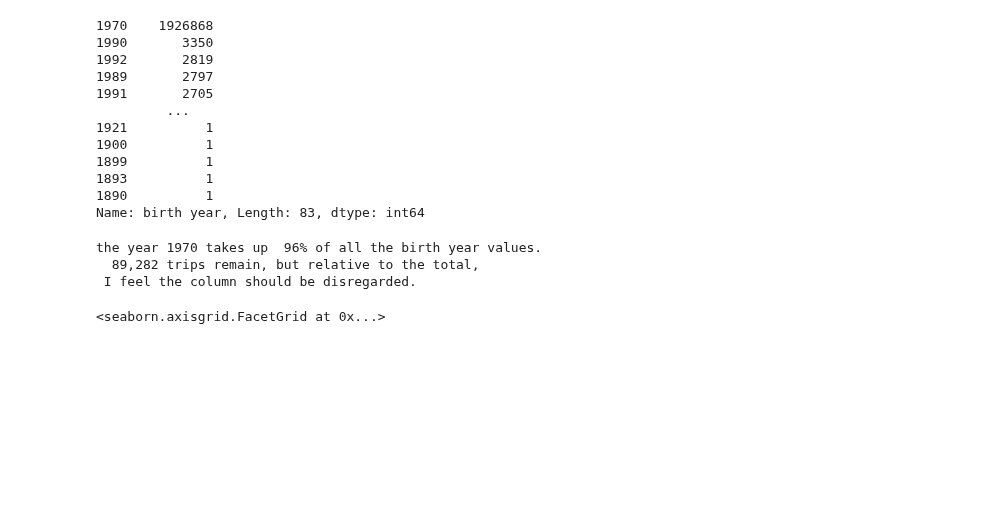
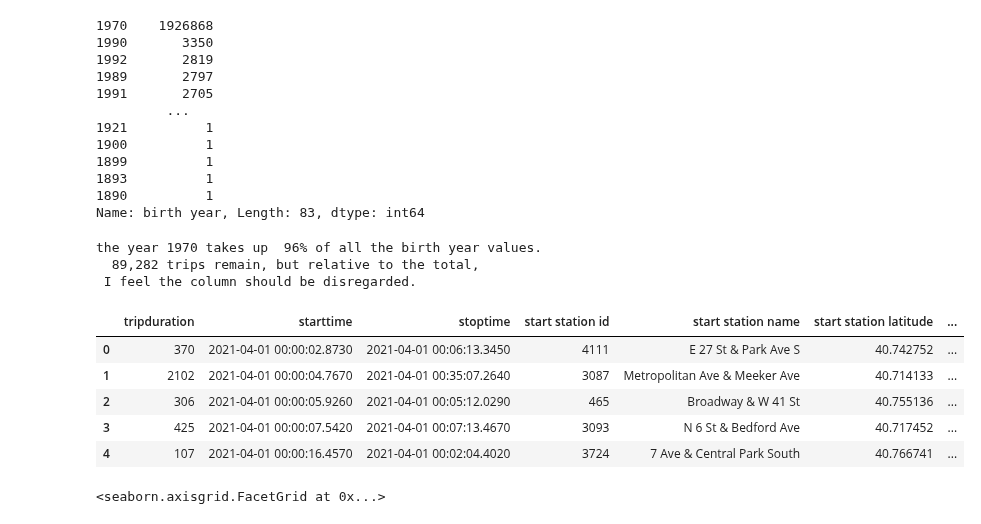
Before and after one commit to d4t4Guy/tableau-challenge, a Jupyter notebook: CitiBike-2021-04cleaningProcess.ipynb, the cells around one changed output. Saved outputs shown, nothing was run; the diff lists cells and outputs as text; code cells hidden in the pictures; blank space fills up the shorter version.

```diff
--- a/CitiBike-2021-04cleaningProcess.ipynb
+++ b/CitiBike-2021-04cleaningProcess.ipynb
@@ -172,3 +181,12 @@ the year 1970 takes up  96% of all the birth year values.
+# %%
+df.head()  #checking for the change
+# %% [output]
+|  | tripduration | starttime | stoptime | start station id | start station name | start station latitude | ... |
+| 0 | 370 | 2021-04-01 00:00:02.8730 | 2021-04-01 00:06:13.3450 | 4111 | E 27 St & Park Ave S | 40.742752 | ... |
+| 1 | 2102 | 2021-04-01 00:00:04.7670 | 2021-04-01 00:35:07.2640 | 3087 | Metropolitan Ave & Meeker Ave | 40.714133 | ... |
+| 2 | 306 | 2021-04-01 00:00:05.9260 | 2021-04-01 00:05:12.0290 | 465 | Broadway & W 41 St | 40.755136 | ... |
+| 3 | 425 | 2021-04-01 00:00:07.5420 | 2021-04-01 00:07:13.4670 | 3093 | N 6 St & Bedford Ave | 40.717452 | ... |
+| 4 | 107 | 2021-04-01 00:00:16.4570 | 2021-04-01 00:02:04.4020 | 3724 | 7 Ave & Central Park South | 40.766741 | ... |
 # %%
 sns.displot(data=df, x="tripduration" , bins=range(0,1500,60),  aspect=16/9)
 # %% [output]
```
Also changed, not shown: parts of 11 cells of this notebook, 4 other files.
